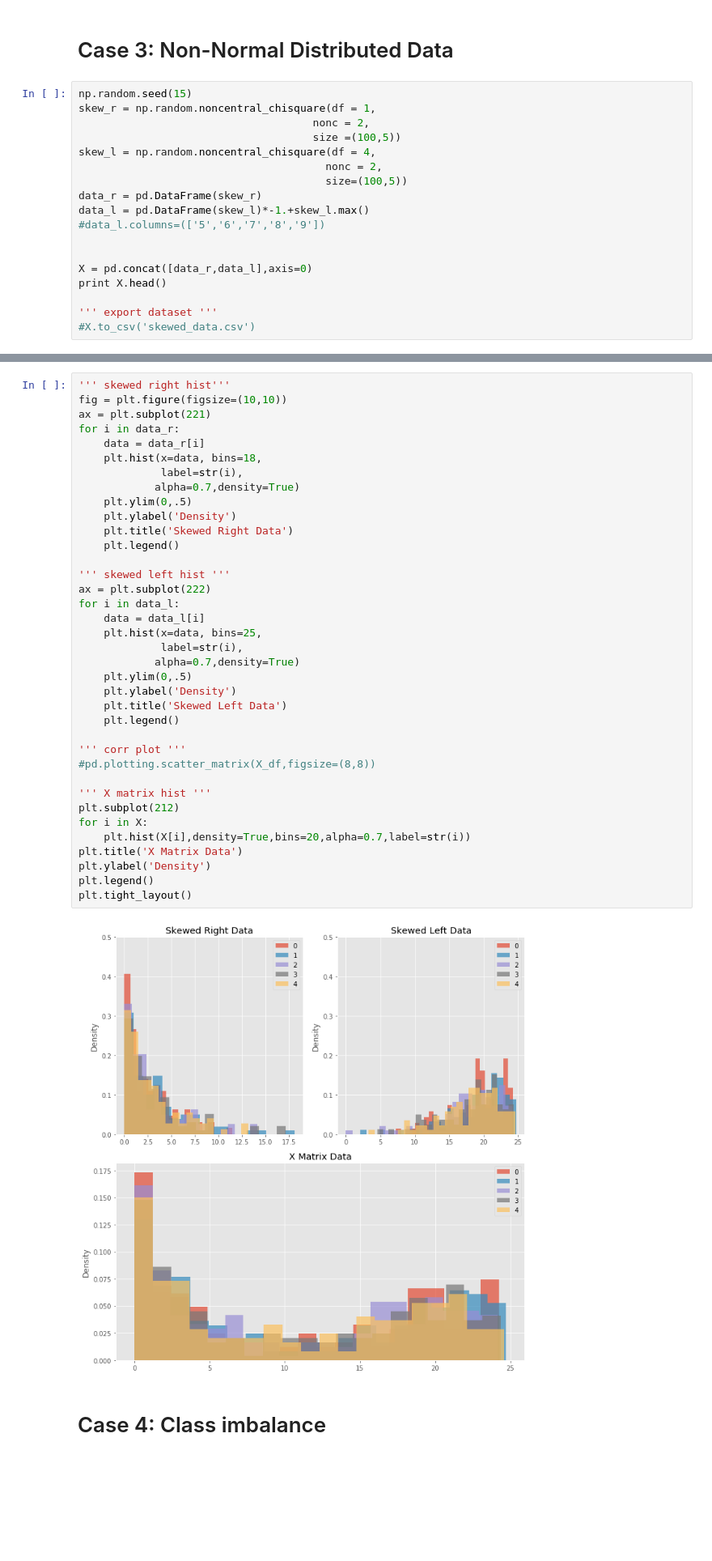
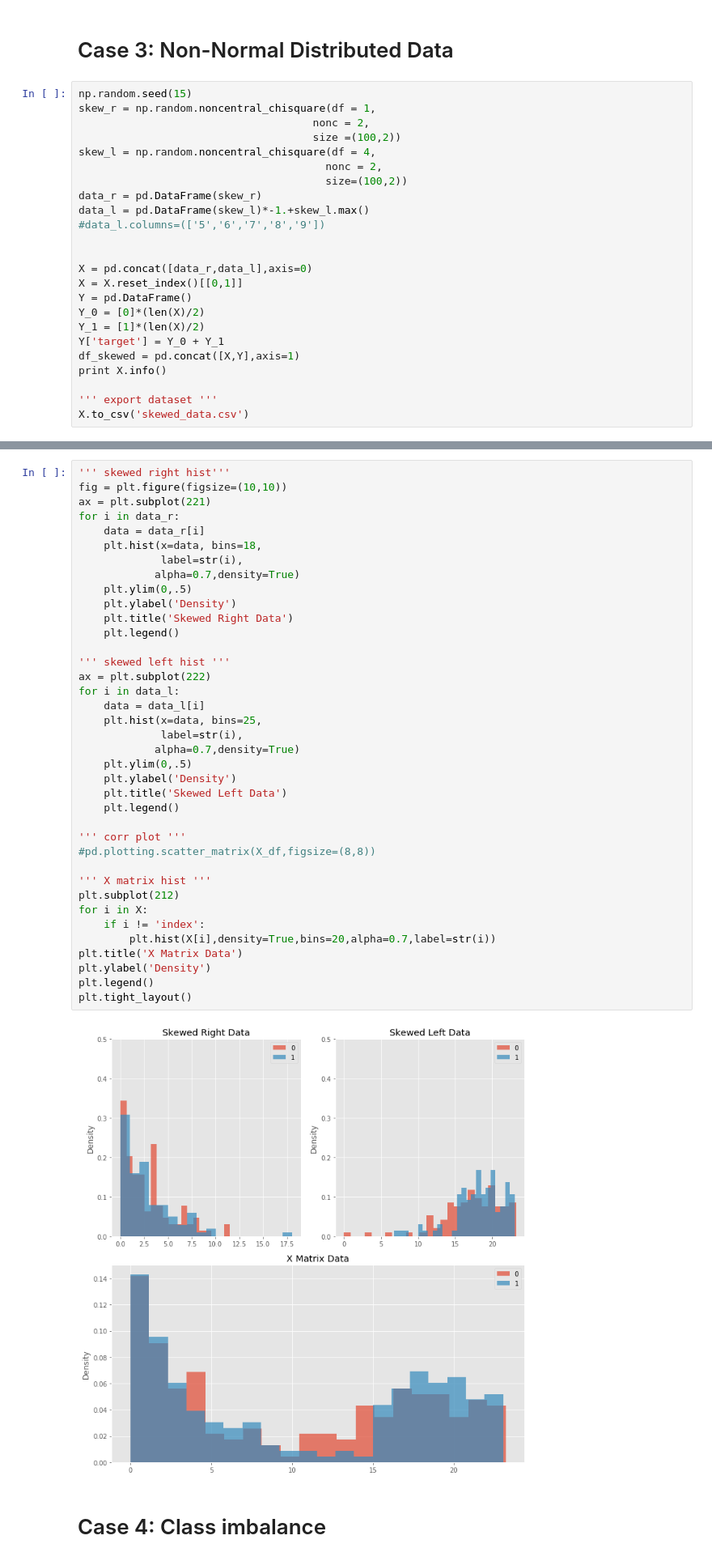
Before and after one commit to areichel90/DS5220-NaiveBayes, a Jupyter notebook: Dataset_Gen.ipynb, the cells around one changed output, grey strips where cells are left out. Shown at 81% size. Drawn from its saved outputs; the diff is of its cells as text; blank space fills up the shorter version.

Commit message:
updated to skewed data set

```diff
--- a/Dataset_Gen.ipynb
+++ b/Dataset_Gen.ipynb
@@ -207,18 +207,24 @@ for i in X_df:
 np.random.seed(15)
 skew_r = np.random.noncentral_chisquare(df = 1,
                                      nonc = 2,
-                                     size =(100,5))
+                                     size =(100,2))
 skew_l = np.random.noncentral_chisquare(df = 4,
                                        nonc = 2,
-                                       size=(100,5))
+                                       size=(100,2))
 data_r = pd.DataFrame(skew_r)
 data_l = pd.DataFrame(skew_l)*-1.+skew_l.max()
 #data_l.columns=(['5','6','7','8','9'])
 
 
 X = pd.concat([data_r,data_l],axis=0)
-print X.head()
+X = X.reset_index()[[0,1]]
+Y = pd.DataFrame()
+Y_0 = [0]*(len(X)/2)
+Y_1 = [1]*(len(X)/2)
+Y['target'] = Y_0 + Y_1
+df_skewed = pd.concat([X,Y],axis=1)
+print X.info()
 
 ''' export dataset '''
-#X.to_csv('skewed_data.csv')
+X.to_csv('skewed_data.csv')
 # %% [output]
@@ -239,35 +272,36 @@ for i in data_r:
              label=str(i),
             alpha=0.7,density=True)
     plt.ylim(0,.5)
     plt.ylabel('Density')
     plt.title('Skewed Right Data')
     plt.legend()
 
 ''' skewed left hist '''
 ax = plt.subplot(222)
 for i in data_l:
     data = data_l[i]
     plt.hist(x=data, bins=25,
              label=str(i),
             alpha=0.7,density=True)
     plt.ylim(0,.5)
     plt.ylabel('Density')
     plt.title('Skewed Left Data')
     plt.legend()
 
 ''' corr plot '''
 #pd.plotting.scatter_matrix(X_df,figsize=(8,8))
 
 ''' X matrix hist '''
 plt.subplot(212)
 for i in X:
-    plt.hist(X[i],density=True,bins=20,alpha=0.7,label=str(i))
+    if i != 'index':
+        plt.hist(X[i],density=True,bins=20,alpha=0.7,label=str(i))
 plt.title('X Matrix Data')
 plt.ylabel('Density')
 plt.legend()
 plt.tight_layout()
 # %% [output]
-[figure, old version]
+[figure, new version]
 # %% [markdown]
 # Case 4: Class imbalance
 # %%
```
Also changed, not shown: parts of 3 cells of this notebook, 1 other file.
